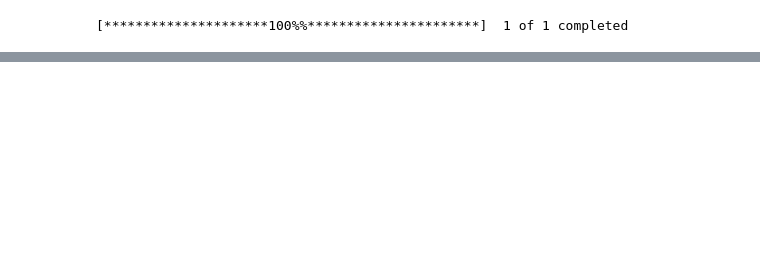
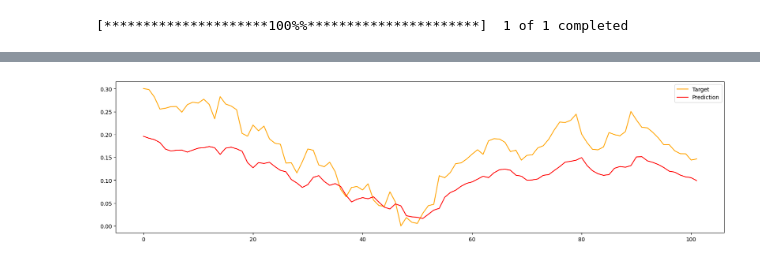
Before and after one commit to Kharazmigroup/forexprj, a Jupyter notebook: RNN2Forex.ipynb, the cells around one changed output, grey strips where cells are left out. Cells and saved outputs as stored; diff of their text form; code cells hidden in the pictures; blank space fills up the shorter version.

```diff
--- a/RNN2Forex.ipynb
+++ b/RNN2Forex.ipynb
@@ -62,6 +50,13 @@ def normalize_data(df):
     df['High'] = min_max_scaler.fit_transform(df.High.values.reshape(-1,1))
     df['Low'] = min_max_scaler.fit_transform(df.Low.values.reshape(-1,1))
     df['Close'] = min_max_scaler.fit_transform(df['Close'].values.reshape(-1,1))
+    mask = (df.drop(columns=['Volume']) == 0).any(axis=1)
+    removed_rows = df[mask]
+    df_stock_norm = df[~mask]
+
+    # Display the removed rows
+    print("Removed Rows:")
+    print(removed_rows)
     return df
 df_stock_norm = df_stock.copy()
 df_stock_norm = normalize_data(df_stock_norm)
@@ -337,12 +381,12 @@ while i < iteration*len_recent_data :
     combined_data = np.concatenate((train_inputs, test_inputs[i:i+len_recent_data]), axis=0)
     combined_data_labels = np.concatenate((train_labels, test_labels[i:i+len_recent_data]), axis=0)
     multi_window.train = multi_window.make_dataset(combined_data[:,-1,:],64)
-    feedback_model.compile(loss=tf.keras.losses.MeanSquaredError(),
-                optimizer=tf.keras.optimizers.Adam(learning_rate = learning_rate),
-                metrics=[tf.keras.metrics.MeanAbsoluteError()])
+    #feedback_model.compile(loss=tf.keras.losses.MeanSquaredError(),
+     #           optimizer=tf.keras.optimizers.Adam(learning_rate = learning_rate),
+      #          metrics=[tf.keras.metrics.MeanAbsoluteError()])
 
-    history = feedback_model.fit(combined_data,combined_data_labels, epochs=7,
-                      validation_data=multi_window.val)
+    #history = feedback_model.fit(combined_data,combined_data_labels, epochs=7,
+     #                 validation_data=multi_window.val)
     i += len_recent_data
     print("itrration....."+str(i))
 print("last i...."+str(i))
@@ -423,5 +422,6 @@ amount_of_profit
 # %%
-df_stock = yf.download('EURUSD=X', start='2000-01-01', end='2023-10-14',interval="1wk")
+df_stock = yf.download('EURUSD=X', start='2000-01-01', end='2023-10-09',interval="1wk")
+df_stock_month = monthly_data = df_stock.resample('1M').last()
 # %% [output]
 [*********************100%%**********************]  1 of 1 completed
 # %%
@@ -432,6 +446,14 @@ column_indices,train_df_week,val_df_week,test_df_week = spilitData(weekly_data)
 multi_window_week = WindowGenerator(input_width=n_steps,
                                label_width=1,
                                shift=1)
-multi_window_week.train = multi_window.make_dataset(train_df_week)
-multi_window_week.val = multi_window.make_dataset(val_df_week)
-multi_window_week.test = multi_window.make_dataset(test_df_week)
+multi_window_week.train = multi_window_week.make_dataset(train_df_week,64)
+multi_window_week.val = multi_window_week.make_dataset(val_df_week,64)
+multi_window_week.test = multi_window_week.make_dataset(test_df_week,64)
+
+
+multi_window_month = WindowGenerator(input_width=n_steps,
+                               label_width=1,
+                               shift=1)
+multi_window_month.train = multi_window_month.make_dataset(train_df_month,64)
+multi_window_month.val = multi_window_month.make_dataset(val_df_month,64)
+multi_window_month.test = multi_window_month.make_dataset(test_df_month,64)
@@ -442,4 +480,5 @@ history = compile_and_fit(feedback_model, multi_window_week,50)
 # %%
-predictions = feedback_model.predict(multi_window_week.test)
-test_inputs,test_labels = get_input_Labels(multi_window.test)
-plot_target_predict(test_labels,predictions)
+predictions_week = feedback_model.predict(multi_window_week.test)
+test_inputs_week,test_labels_week = get_input_Labels(multi_window_week.test)
+plot_target_predict(test_labels_week,predictions_week)
+# %% [output]
@@ -445,0 +486 @@ plot_target_predict(test_labels,predictions)
+[figure, added]
```
Also changed, not shown: parts of 33 cells of this notebook.
